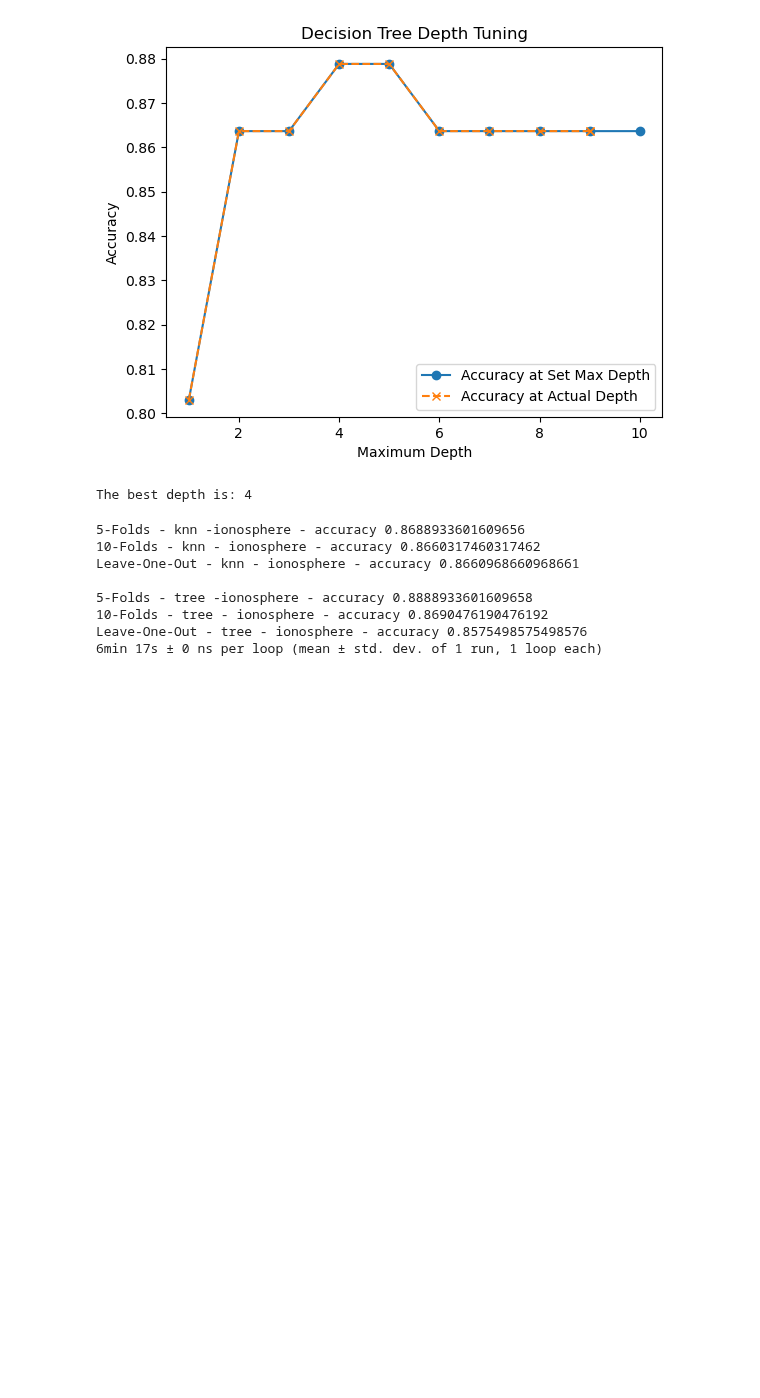
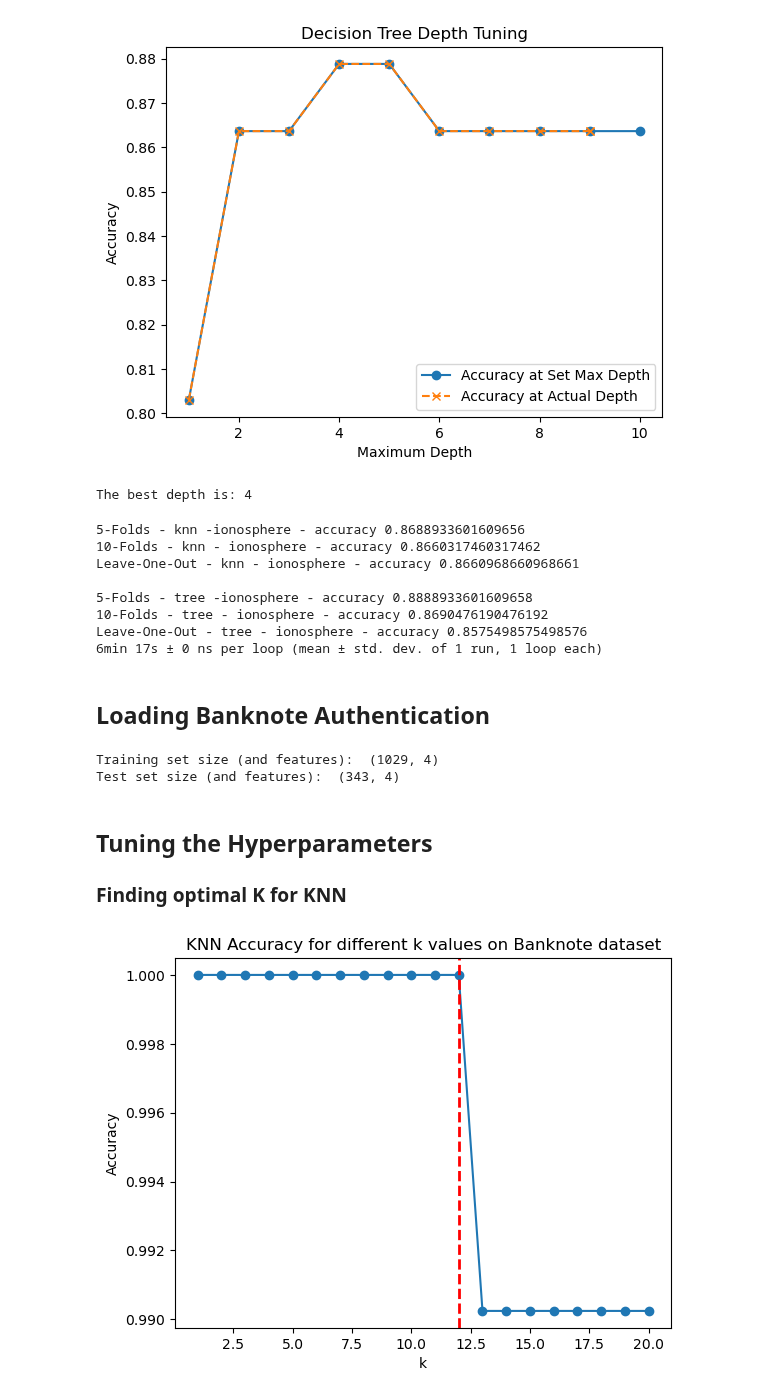
Before and after one commit to nkurien/FYP-MLEvaluator, a Jupyter notebook: poc/notebooks/06_INTERIM_REVIEW.ipynb, the cells around one changed output. Drawn from its saved outputs; the diff is of its cells as text; code cells hidden in the pictures; blank space fills up the shorter version.

```diff
--- a/poc/notebooks/06_comparison_of_knn_and_gini_trees_on_continuous_complete_data.ipynb
+++ b/poc/notebooks/06_INTERIM_REVIEW.ipynb
@@ -345,3 +345,69 @@ Leave-One-Out - knn - ionosphere - accuracy 0.8660968660968661
 10-Folds - tree - ionosphere - accuracy 0.8690476190476192
 Leave-One-Out - tree - ionosphere - accuracy 0.8575498575498576
 6min 17s ± 0 ns per loop (mean ± std. dev. of 1 run, 1 loop each)
+# %% [markdown]
+ ## Loading Banknote Authentication
+# %%
+# Load the banknote dataset
+banknote_data = np.genfromtxt('../datasets/data_banknote_authentication.txt', delimiter=',')
+
+# Split into features and labels
+X_bn = banknote_data[:, :-1]  # All rows, all columns except the last
+y_bn = banknote_data[:, -1]   # All rows, only the last column
+# %%
+X_train_bn, X_test_bn, y_train_bn, y_test_bn = train_test_split(X_bn, y_bn, seed=2108)
+print("Training set size (and features): ", X_train_bn.shape)
+print("Test set size (and features): ", X_test_bn.shape)
+# %% [output]
+Training set size (and features):  (1029, 4)
+Test set size (and features):  (343, 4)
+# %% [markdown]
+## Tuning the Hyperparameters
+### Finding optimal K for KNN
+# %%
+%%timeit -r 1 -n 1
+import matplotlib.pyplot as plt
+
+X_train_bn, X_test_bn, y_train_bn, y_test_bn = train_test_split(X_bn, y_bn, seed=2108)
+
+# Split the training data into training and validation sets
+X_train_bn, X_val_bn, y_train_bn, y_val_bn = train_test_split(X_train_bn, y_train_bn, test_size=0.2, seed=2108)
+
+# Initialize the MinMaxScaler
+scaler_bn = MinMaxScaler()
+
+# Fit the scaler on the training data and transform both the training and validation data
+scaled_X_train_bn = scaler_bn.fit_transform(X_train_bn)
+scaled_X_val_bn = scaler_bn.transform(X_val_bn)
+
+# List to store the accuracies for different values of k
+accuracies_bn = []
+
+# Loop over various values of k
+for k in range(1, 21):
+    knn_bn = KNearestNeighbours(k)
+    knn_bn.fit(scaled_X_train_bn, y_train_bn)
+    y_pred_val_bn = knn_bn.predict(scaled_X_val_bn)
+    accuracy_bn = np.mean(y_pred_val_bn == y_val_bn)
+    accuracies_bn.append(accuracy_bn)
+
+# Plotting the accuracy for different values of k
+plt.plot(range(1, 21), accuracies_bn, marker='o')
+plt.xlabel('k')
+plt.ylabel('Accuracy')
+plt.title('KNN Accuracy for different k values on Banknote dataset')
+
+# Highlight the best k value
+max_accuracy_bn = max(accuracies_bn)
+best_ks = [k for k, accuracy in enumerate(accuracies_bn, start=1) if accuracy == max_accuracy_bn]
+best_k_bn = max(best_ks)
+
+plt.axvline(x=best_k_bn, color='red', linestyle='--', linewidth=2, label=f'Optimal k at {best_k_bn}')
+
+
+# Show the plot
+plt.show()
+
+print(f"The best value of k for the Banknote Authentication dataset is: {best_k_bn}")
+# %% [output]
+[figure, added]
```
Also changed, not shown: parts of 4 cells of this notebook, 4 other files.
